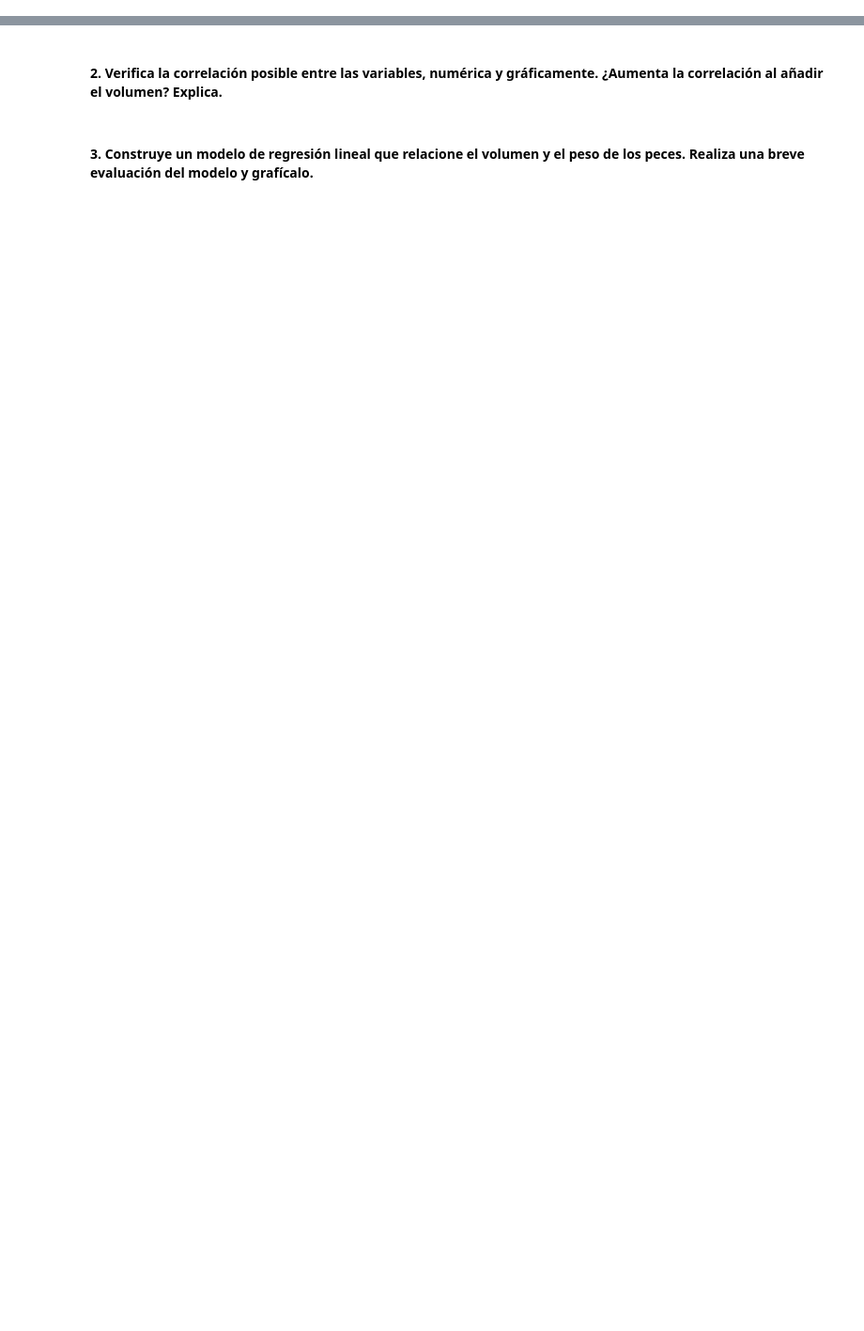
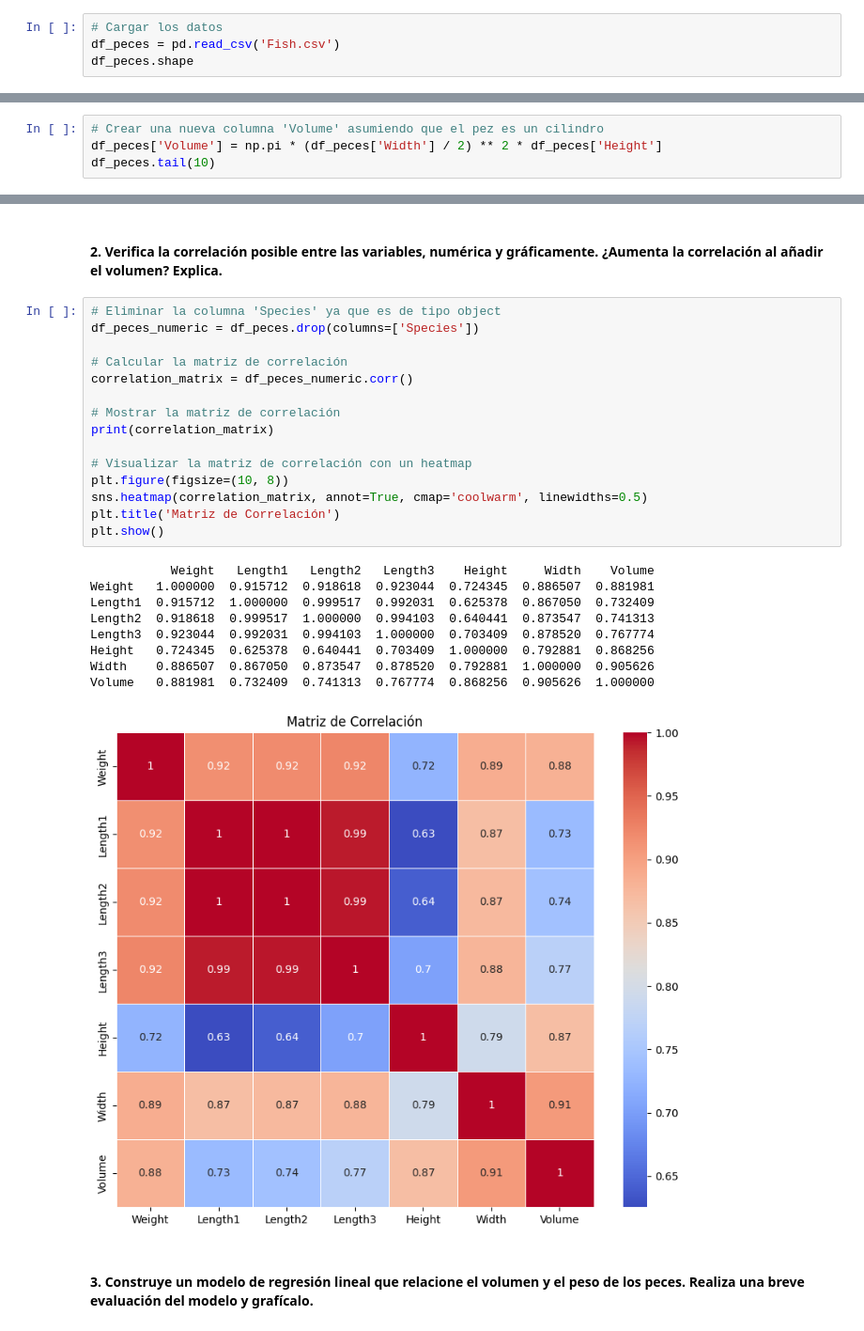
Before and after one commit to santoleal/data_science_homework, a Jupyter notebook: 4.ESTADISTICA PYTHON/DESAFIO6/Desafío 6 - Regresión Lineal - G93.ipynb, the cells around one changed output, grey strips where cells are left out. Shown at 94% size. Drawn from its saved outputs; the diff is of its cells as text; blank space fills up the shorter version.

```diff
--- a/4.ESTADISTICA PYTHON/DESAFIO6/Desafío 6 - Regresión Lineal - G93.ipynb
+++ b/4.ESTADISTICA PYTHON/DESAFIO6/Desafío 6 - Regresión Lineal - G93.ipynb
@@ -32,0 +38,4 @@ import scipy.stats as stats
+# %%
+# Cargar los datos
+df_peces = pd.read_csv('Fish.csv')
+df_peces.shape
@@ -33,2 +73,6 @@ import scipy.stats as stats
 # %% [markdown]
 #### 1. Crea una nueva columna que incluya el volumen de pez, asumiéndolo como un cilindro. Para un cilindro con una base circular, el área de la base (A) es igual a πr2, donde "r" es el radio de la base del cilindro, y la altura (h) es la distancia entre las dos bases circulares.
+# %%
+# Crear una nueva columna 'Volume' asumiendo que el pez es un cilindro
+df_peces['Volume'] = np.pi * (df_peces['Width'] / 2) ** 2 * df_peces['Height']
+df_peces.tail(10)
@@ -35,4 +91,29 @@ import scipy.stats as stats
 # %% [markdown]
 #### 2. Verifica la correlación posible entre las variables, numérica y gráficamente. ¿Aumenta la correlación al añadir el volumen? Explica.
+# %%
+# Eliminar la columna 'Species' ya que es de tipo object
+df_peces_numeric = df_peces.drop(columns=['Species'])
+
+# Calcular la matriz de correlación
+correlation_matrix = df_peces_numeric.corr()
+
+# Mostrar la matriz de correlación
+print(correlation_matrix)
+
+# Visualizar la matriz de correlación con un heatmap
+plt.figure(figsize=(10, 8))
+sns.heatmap(correlation_matrix, annot=True, cmap='coolwarm', linewidths=0.5)
+plt.title('Matriz de Correlación')
+plt.show()
+# %% [output]
+           Weight   Length1   Length2   Length3    Height     Width    Volume
+Weight   1.000000  0.915712  0.918618  0.923044  0.724345  0.886507  0.881981
+Length1  0.915712  1.000000  0.999517  0.992031  0.625378  0.867050  0.732409
+Length2  0.918618  0.999517  1.000000  0.994103  0.640441  0.873547  0.741313
+Length3  0.923044  0.992031  0.994103  1.000000  0.703409  0.878520  0.767774
+Height   0.724345  0.625378  0.640441  0.703409  1.000000  0.792881  0.868256
+Width    0.886507  0.867050  0.873547  0.878520  0.792881  1.000000  0.905626
+Volume   0.881981  0.732409  0.741313  0.767774  0.868256  0.905626  1.000000
+[figure, added]
 # %% [markdown]
 #### 3. Construye un modelo de regresión lineal que relacione el volumen y el peso de los peces. Realiza una breve evaluación del modelo y grafícalo.
```
Also changed, not shown: parts of 11 cells of this notebook, 4 other files.
